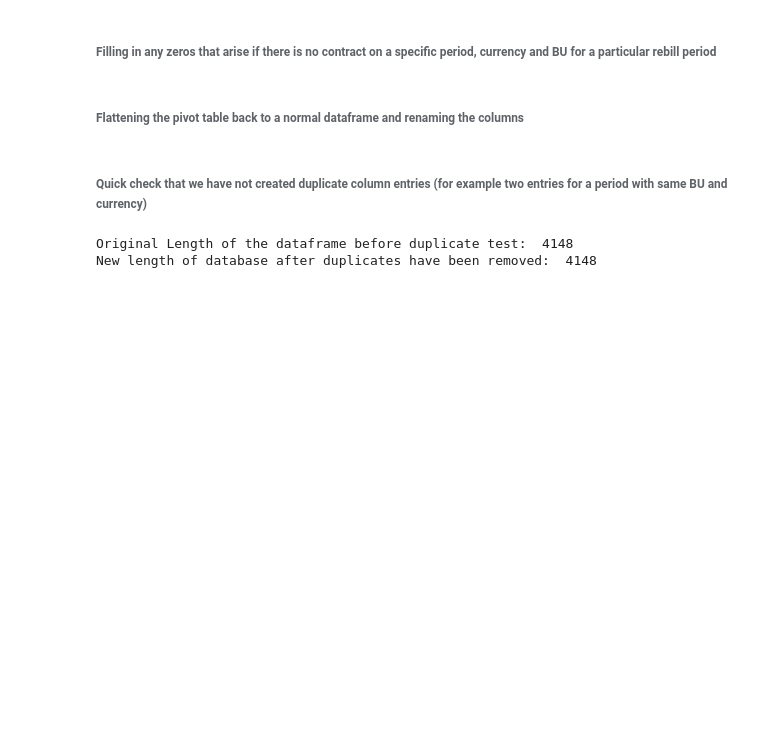
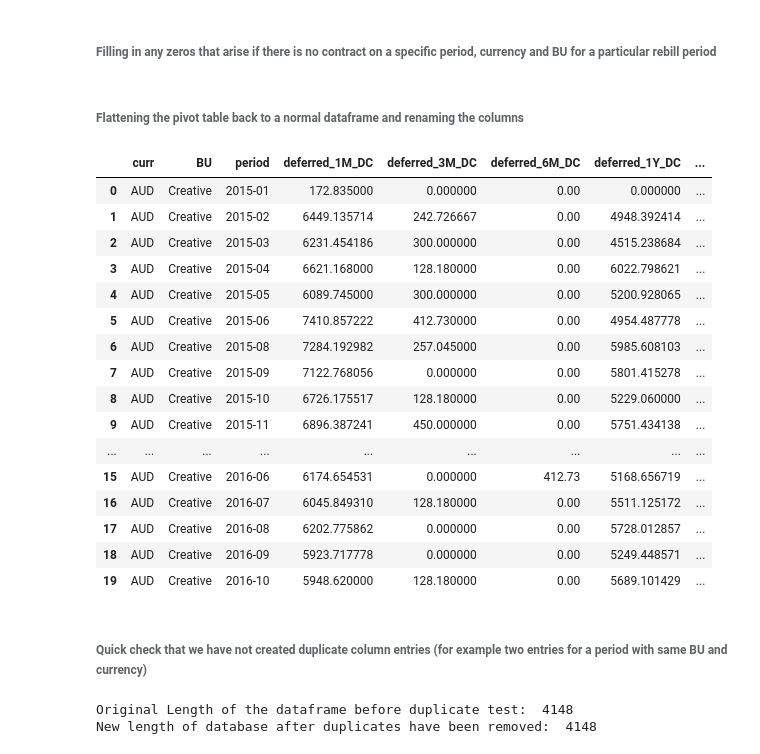
Before and after one commit to davidjsmith44/Deferred_Revenue_Forecast, a Jupyter notebook: notebooks/deferred_revenue_forecast.ipynb, the cells around one changed output. Drawn from its saved outputs; the diff is of its cells as text; code cells hidden in the pictures; blank space fills up the shorter version.

```diff
--- a/notebooks/deferred_revenue_forecast.ipynb
+++ b/notebooks/deferred_revenue_forecast.ipynb
@@ -738,9 +771,27 @@ temp_flat_US.rename(index=str, columns={'1.0':'deferred_1M_US',
                                '24.0':'deferred_2Y_US',
                                '36.0': 'deferred_3Y_US'}, inplace=True)
 # %%
-#temp_flat_DC.head(20)
+temp_flat_DC.head(20)
 #temp_flat_US.sample(20)
 #temp_flat_DC.tail(20)
+# %% [output]
+|  | curr | BU | period | deferred_1M_DC | deferred_3M_DC | deferred_6M_DC | deferred_1Y_DC | ... |
+| 0 | AUD | Creative | 2015-01 | 172.835000 | 0.000000 | 0.00 | 0.000000 | ... |
+| 1 | AUD | Creative | 2015-02 | 6449.135714 | 242.726667 | 0.00 | 4948.392414 | ... |
+| 2 | AUD | Creative | 2015-03 | 6231.454186 | 300.000000 | 0.00 | 4515.238684 | ... |
+| 3 | AUD | Creative | 2015-04 | 6621.168000 | 128.180000 | 0.00 | 6022.798621 | ... |
+| 4 | AUD | Creative | 2015-05 | 6089.745000 | 300.000000 | 0.00 | 5200.928065 | ... |
+| 5 | AUD | Creative | 2015-06 | 7410.857222 | 412.730000 | 0.00 | 4954.487778 | ... |
+| 6 | AUD | Creative | 2015-08 | 7284.192982 | 257.045000 | 0.00 | 5985.608103 | ... |
+| 7 | AUD | Creative | 2015-09 | 7122.768056 | 0.000000 | 0.00 | 5801.415278 | ... |
+| 8 | AUD | Creative | 2015-10 | 6726.175517 | 128.180000 | 0.00 | 5229.060000 | ... |
+| 9 | AUD | Creative | 2015-11 | 6896.387241 | 450.000000 | 0.00 | 5751.434138 | ... |
+| ... | ... | ... | ... | ... | ... | ... | ... | ... |
+| 15 | AUD | Creative | 2016-06 | 6174.654531 | 0.000000 | 412.73 | 5168.656719 | ... |
+| 16 | AUD | Creative | 2016-07 | 6045.849310 | 128.180000 | 0.00 | 5511.125172 | ... |
+| 17 | AUD | Creative | 2016-08 | 6202.775862 | 0.000000 | 0.00 | 5728.012857 | ... |
+| 18 | AUD | Creative | 2016-09 | 5923.717778 | 0.000000 | 0.00 | 5249.448571 | ... |
+| 19 | AUD | Creative | 2016-10 | 5948.620000 | 128.180000 | 0.00 | 5689.101429 | ... |
 # %% [markdown]
 ###### Quick check that we have not created duplicate column entries (for example two entries for a period with same BU and currency)
 # %%
```
Also changed, not shown: parts of 12 cells of this notebook.
